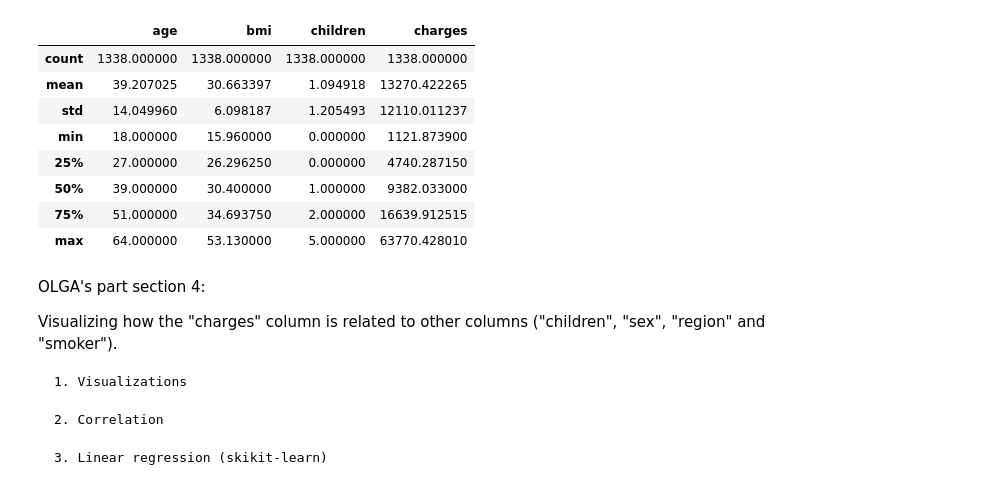
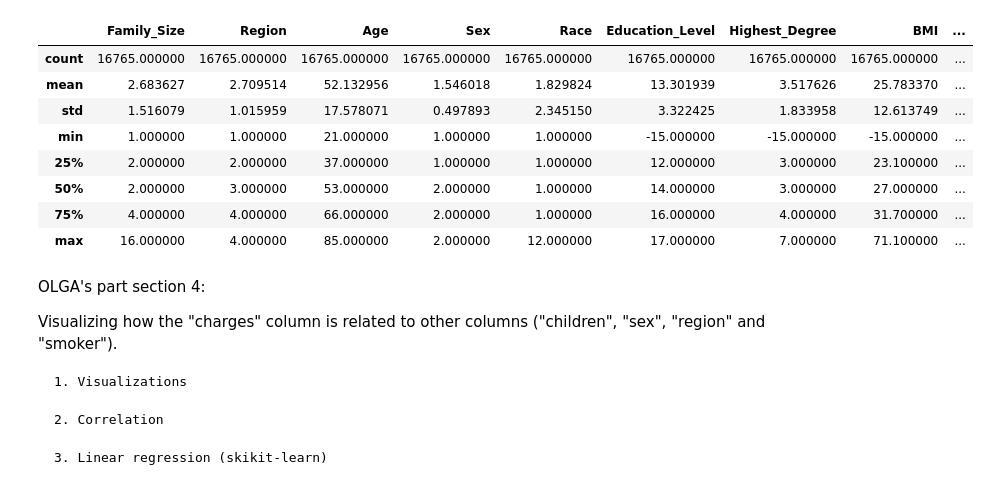
Before and after one commit to Knyazhna/UWFinTech_Group4_Project2, a Jupyter notebook: Predicting_health_insurance_cost.ipynb, the cells around one changed output. Cells and saved outputs as stored; diff of their text form; code cells hidden in the pictures.

```diff
--- a/Predicting_health_insurance_cost.ipynb
+++ b/Predicting_health_insurance_cost.ipynb
@@ -23,6 +26,6 @@ import warnings
 warnings.filterwarnings("ignore")
 # %%
 # Load data
-insurance_df = pd.read_csv("Resources/insurance.csv")
-insurance_df.head()
+df_healthcare = pd.read_csv("Resources/2018_FYC.csv")
+df_healthcare.head()
 # %% [output]
@@ -53,15 +59,15 @@ memory usage: 73.3+ KB
 # %%
-insurance_df.describe()
+df_healthcare.describe()
 # %% [output]
-|  | age | bmi | children | charges |
-| count | 1338.000000 | 1338.000000 | 1338.000000 | 1338.000000 |
-| mean | 39.207025 | 30.663397 | 1.094918 | 13270.422265 |
-| std | 14.049960 | 6.098187 | 1.205493 | 12110.011237 |
-| min | 18.000000 | 15.960000 | 0.000000 | 1121.873900 |
-| 25% | 27.000000 | 26.296250 | 0.000000 | 4740.287150 |
-| 50% | 39.000000 | 30.400000 | 1.000000 | 9382.033000 |
-| 75% | 51.000000 | 34.693750 | 2.000000 | 16639.912515 |
-| max | 64.000000 | 53.130000 | 5.000000 | 63770.428010 |
+|  | Family_Size | Region | Age | Sex | Race | Education_Level | Highest_Degree | BMI | ... |
+| count | 16765.000000 | 16765.000000 | 16765.000000 | 16765.000000 | 16765.000000 | 16765.000000 | 16765.000000 | 16765.000000 | ... |
+| mean | 2.683627 | 2.709514 | 52.132956 | 1.546018 | 1.829824 | 13.301939 | 3.517626 | 25.783370 | ... |
+| std | 1.516079 | 1.015959 | 17.578071 | 0.497893 | 2.345150 | 3.322425 | 1.833958 | 12.613749 | ... |
+| min | 1.000000 | 1.000000 | 21.000000 | 1.000000 | 1.000000 | -15.000000 | -15.000000 | -15.000000 | ... |
+| 25% | 2.000000 | 2.000000 | 37.000000 | 1.000000 | 1.000000 | 12.000000 | 3.000000 | 23.100000 | ... |
+| 50% | 2.000000 | 3.000000 | 53.000000 | 2.000000 | 1.000000 | 14.000000 | 3.000000 | 27.000000 | ... |
+| 75% | 4.000000 | 4.000000 | 66.000000 | 2.000000 | 1.000000 | 16.000000 | 4.000000 | 31.700000 | ... |
+| max | 16.000000 | 4.000000 | 85.000000 | 2.000000 | 12.000000 | 17.000000 | 7.000000 | 71.100000 | ... |
 # %% [markdown]
 OLGA's part section 4:
 
```
Also changed, not shown: parts of 18 cells of this notebook, 4 other files.
